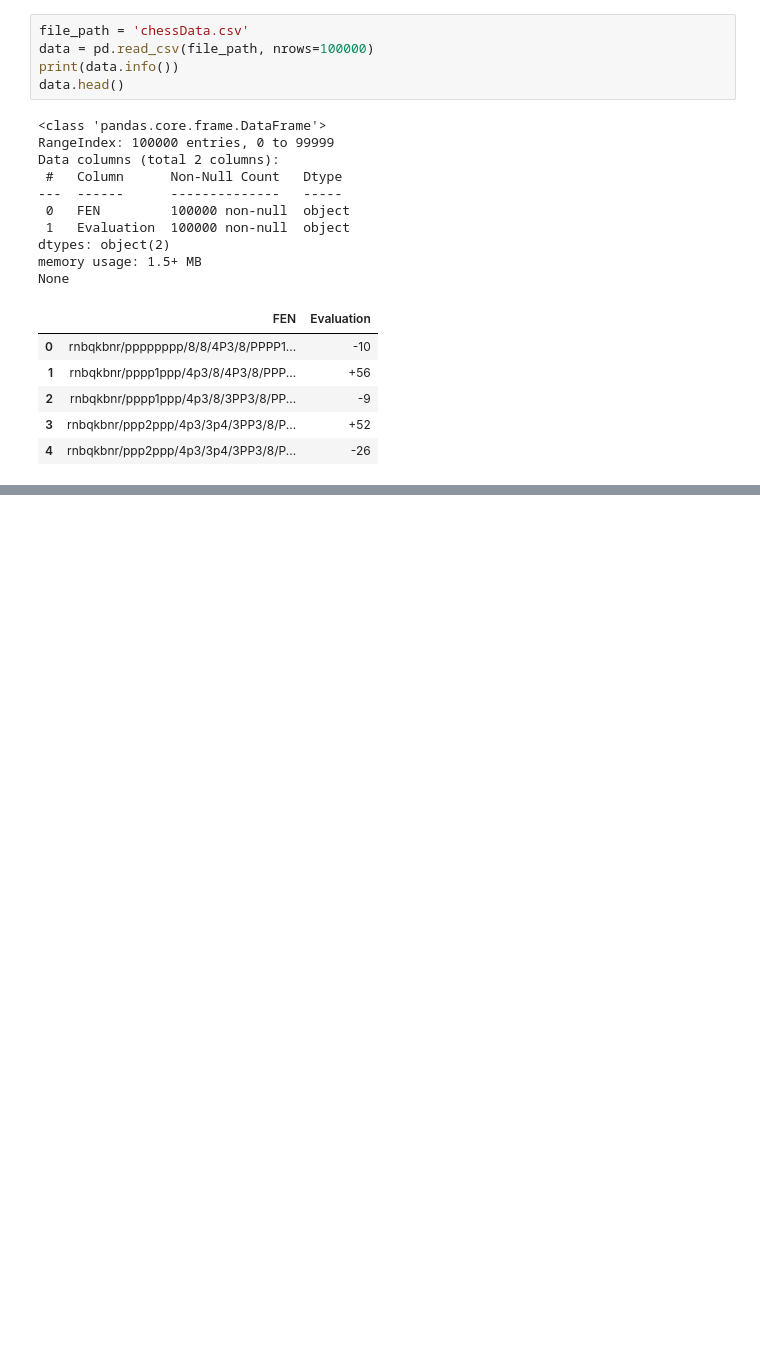
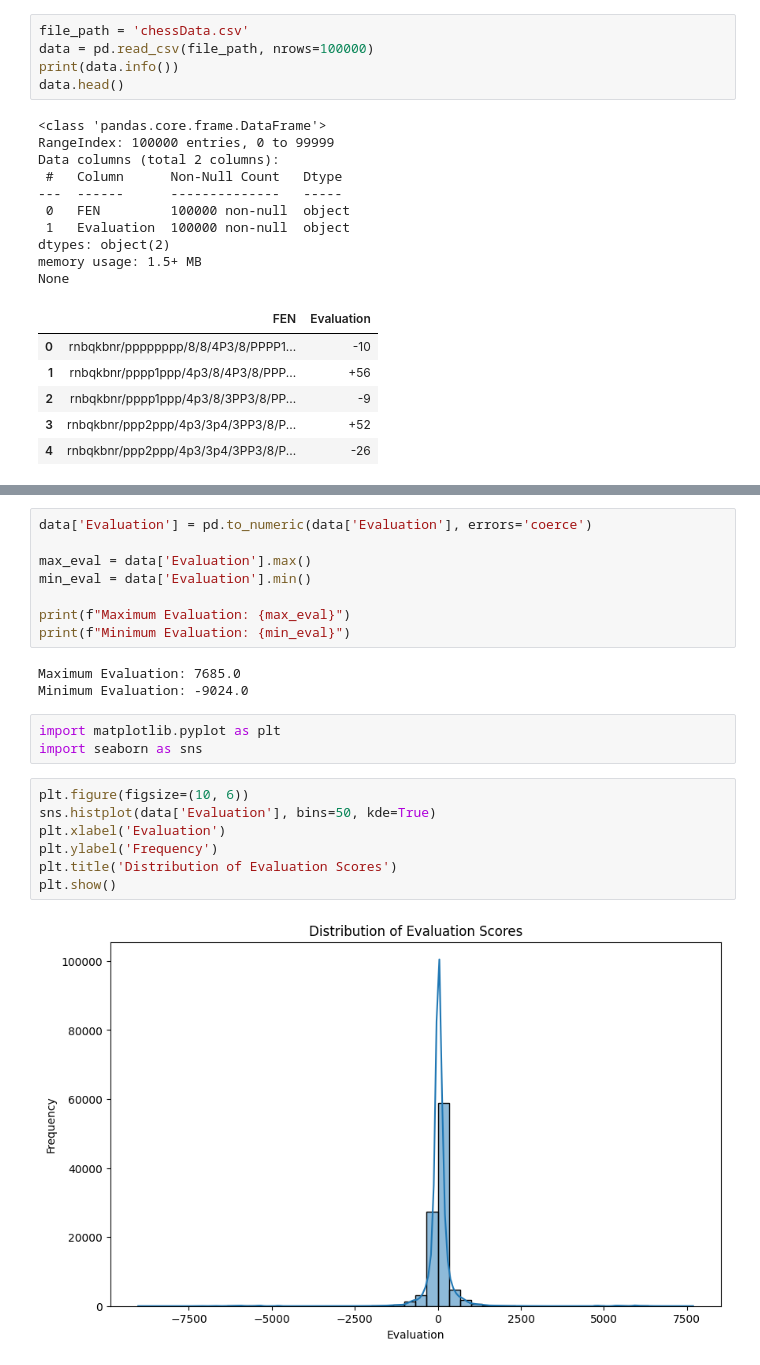
Before and after one commit to Srishtiganu/Math156_Project, a Jupyter notebook: project.ipynb, the cells around one changed output, grey strips where cells are left out. Drawn from its saved outputs; the diff is of its cells as text; blank space fills up the shorter version.

```diff
--- a/project.ipynb
+++ b/project.ipynb
@@ -41,0 +49,23 @@ None
+# %%
+data['Evaluation'] = pd.to_numeric(data['Evaluation'], errors='coerce')
+
+max_eval = data['Evaluation'].max()
+min_eval = data['Evaluation'].min()
+
+print(f"Maximum Evaluation: {max_eval}")
+print(f"Minimum Evaluation: {min_eval}")
+# %% [output]
+Maximum Evaluation: 7685.0
+Minimum Evaluation: -9024.0
+# %%
+import matplotlib.pyplot as plt
+import seaborn as sns
+# %%
+plt.figure(figsize=(10, 6))
+sns.histplot(data['Evaluation'], bins=50, kde=True)
+plt.xlabel('Evaluation')
+plt.ylabel('Frequency')
+plt.title('Distribution of Evaluation Scores')
+plt.show()
+# %% [output]
+[figure, added]
```
Also changed, not shown: parts of 1 cell of this notebook.
